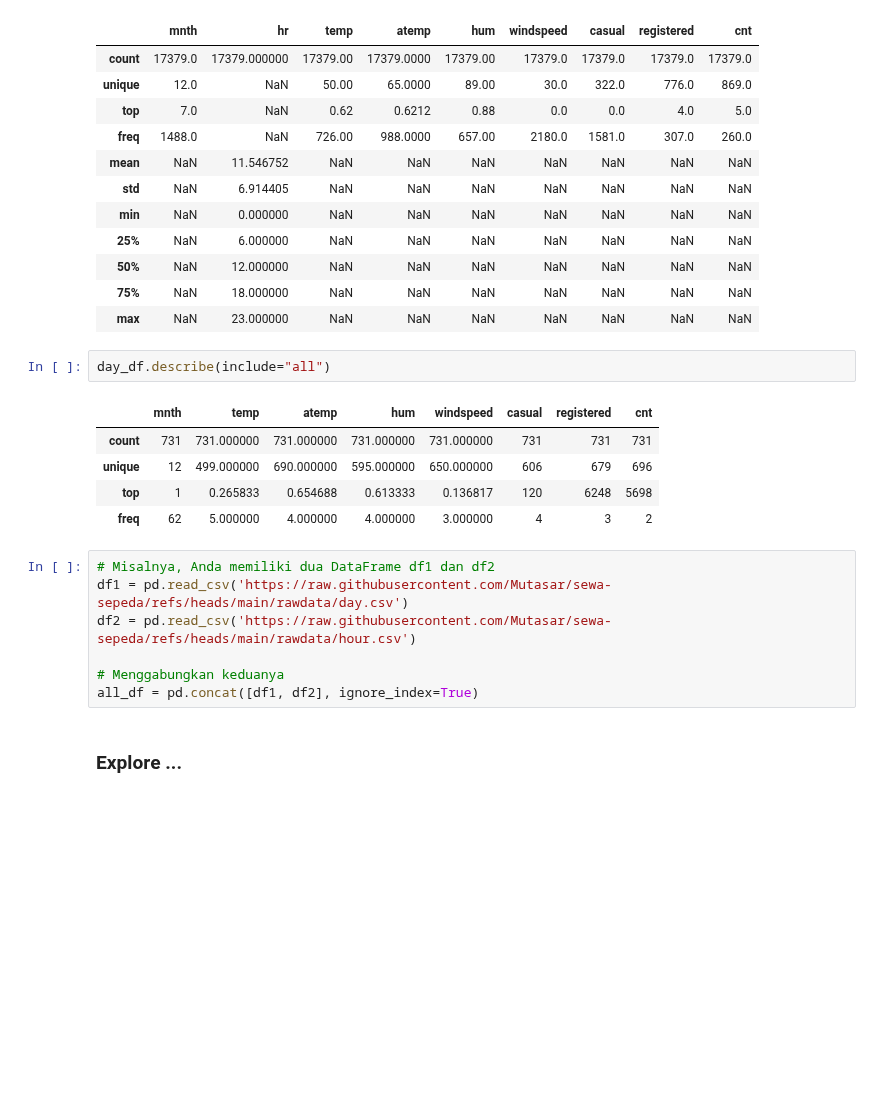
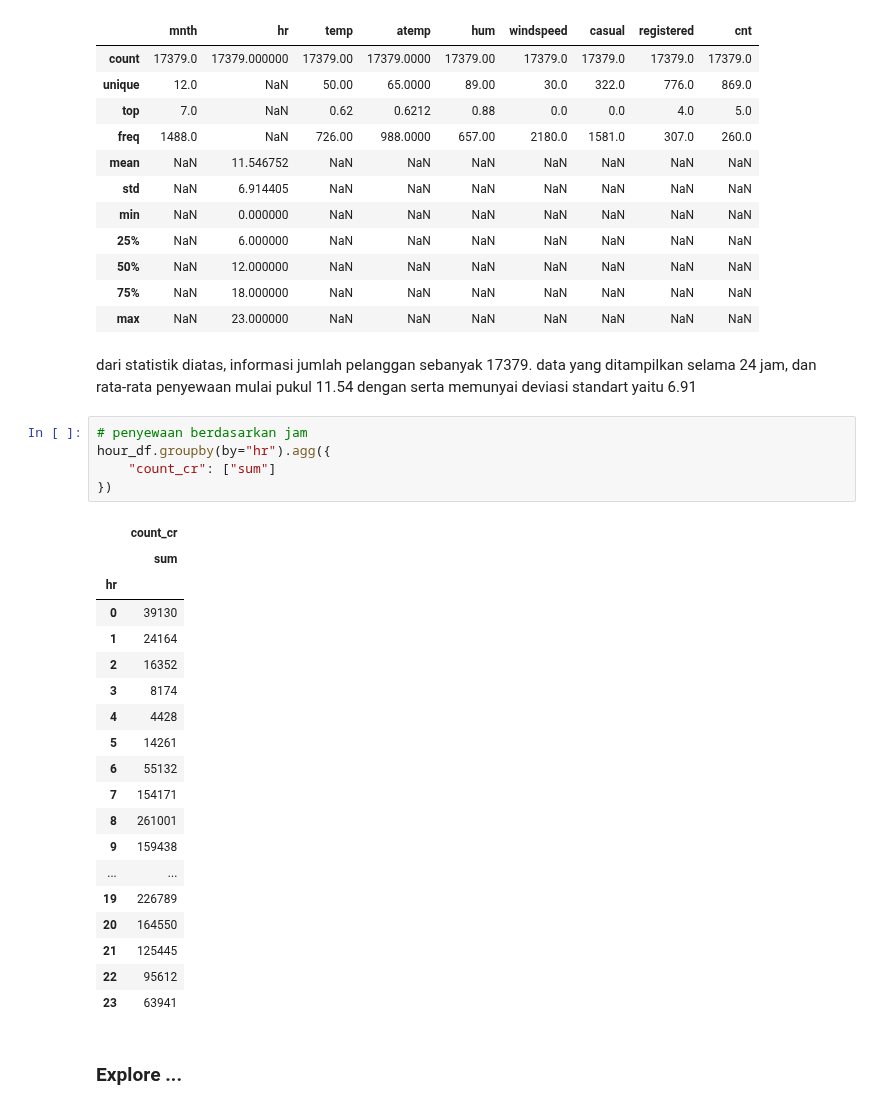
Before and after one commit to Mutasar/sewa-sepeda, a Jupyter notebook: Mutasar_bike_sharing.ipynb, the cells around one changed output. Saved outputs shown, nothing was run; the diff lists cells and outputs as text; blank space fills up the shorter version.

```diff
--- a/Mutasar_bike_sharing.ipynb
+++ b/Mutasar_bike_sharing.ipynb
@@ -347,20 +317,32 @@ hour_df.describe(include="all")
 | 50% | NaN | 12.000000 | NaN | NaN | NaN | NaN | NaN | NaN | NaN |
 | 75% | NaN | 18.000000 | NaN | NaN | NaN | NaN | NaN | NaN | NaN |
 | max | NaN | 23.000000 | NaN | NaN | NaN | NaN | NaN | NaN | NaN |
-# %%
-day_df.describe(include="all")
-# %% [output]
-|  | mnth | temp | atemp | hum | windspeed | casual | registered | cnt |
-| count | 731 | 731.000000 | 731.000000 | 731.000000 | 731.000000 | 731 | 731 | 731 |
-| unique | 12 | 499.000000 | 690.000000 | 595.000000 | 650.000000 | 606 | 679 | 696 |
-| top | 1 | 0.265833 | 0.654688 | 0.613333 | 0.136817 | 120 | 6248 | 5698 |
-| freq | 62 | 5.000000 | 4.000000 | 4.000000 | 3.000000 | 4 | 3 | 2 |
-# %%
-# Misalnya, Anda memiliki dua DataFrame df1 dan df2
-df1 = pd.read_csv('https://raw.githubusercontent.com/Mutasar/sewa-sepeda/refs/heads/main/rawdata/day.csv')
-df2 = pd.read_csv('https://raw.githubusercontent.com/Mutasar/sewa-sepeda/refs/heads/main/rawdata/hour.csv')
-
-# Menggabungkan keduanya
-all_df = pd.concat([df1, df2], ignore_index=True)
+# %% [markdown]
+dari statistik diatas, informasi jumlah pelanggan sebanyak 17379. data yang ditampilkan selama 24 jam, dan  rata-rata penyewaan mulai pukul 11.54 dengan serta memunyai deviasi standart yaitu 6.91
+# %%
+# penyewaan berdasarkan jam
+hour_df.groupby(by="hr").agg({
+    "count_cr": ["sum"]
+})
+# %% [output]
+|  | count_cr |
+|  | sum |
+| hr |  |
+| 0 | 39130 |
+| 1 | 24164 |
+| 2 | 16352 |
+| 3 | 8174 |
+| 4 | 4428 |
+| 5 | 14261 |
+| 6 | 55132 |
+| 7 | 154171 |
+| 8 | 261001 |
+| 9 | 159438 |
+| ... | ... |
+| 19 | 226789 |
+| 20 | 164550 |
+| 21 | 125445 |
+| 22 | 95612 |
+| 23 | 63941 |
 # %% [markdown]
 ### Explore ...
```
Also changed, not shown: parts of 67 cells of this notebook.
